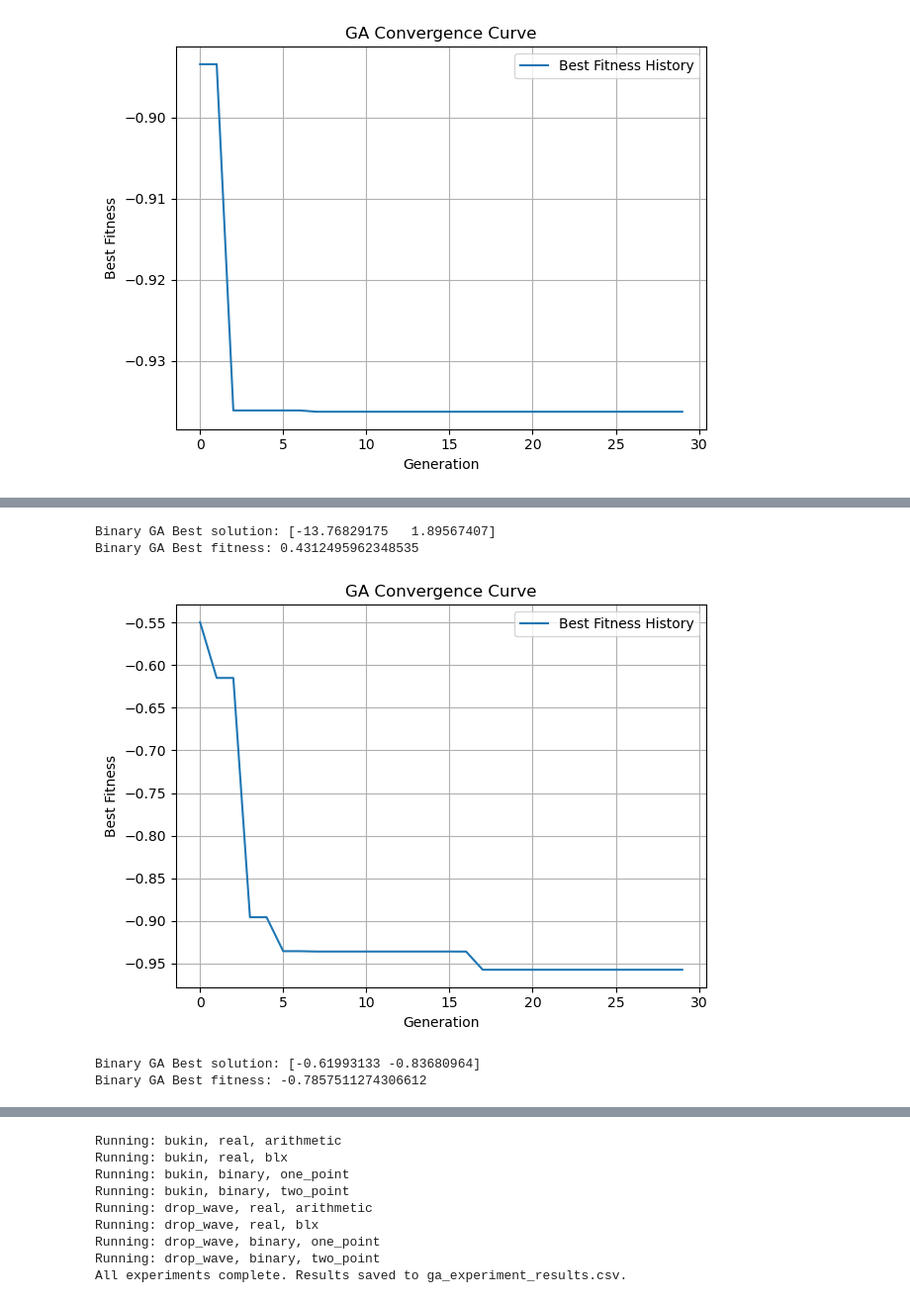
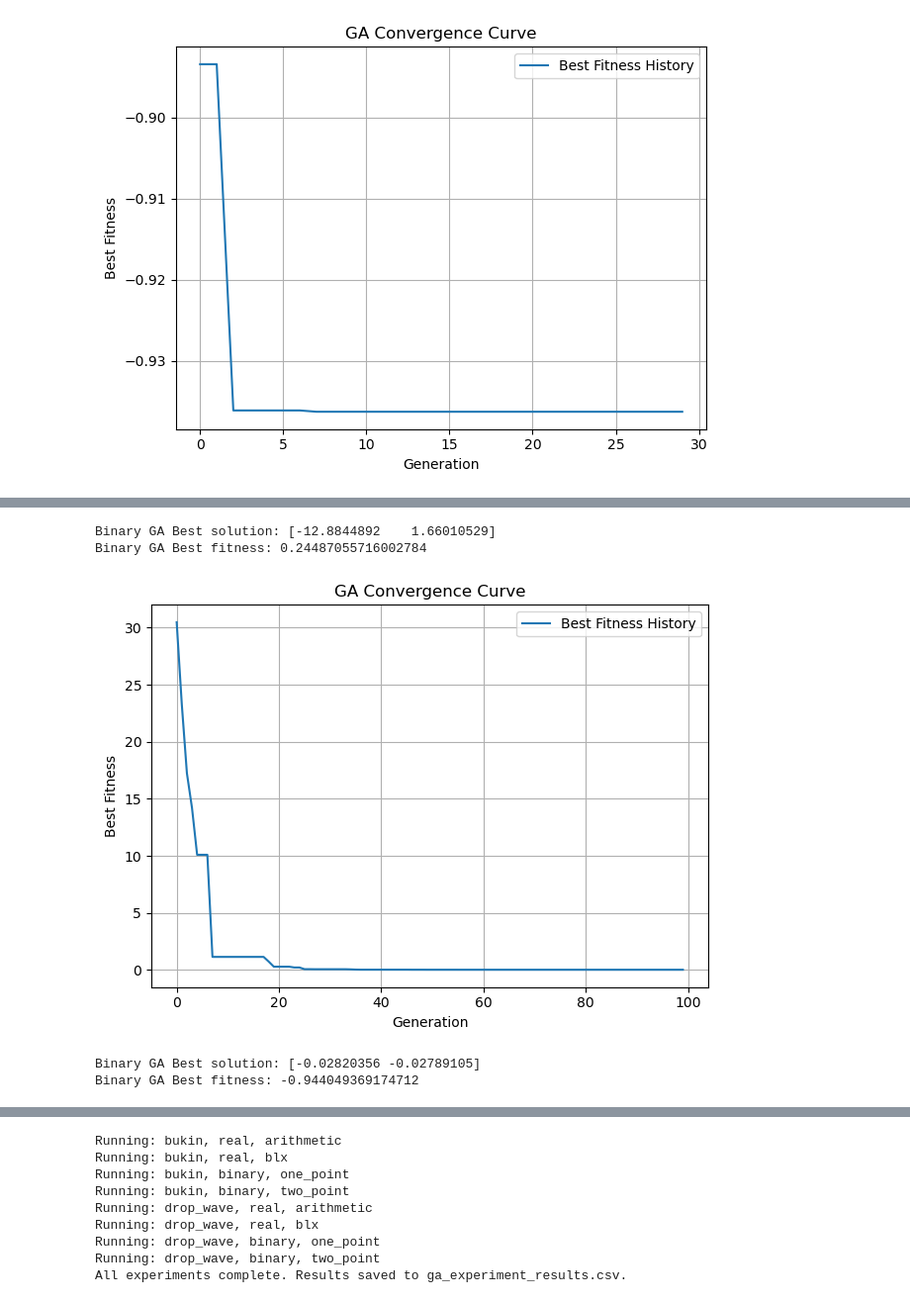
Before and after one commit to Silea-Horia/AI, a Jupyter notebook: Labs/Lab9/mini_project.ipynb, the cells around one changed output, grey strips where cells are left out. Shown: that part at 99% size. Cells and saved outputs as stored; diff of their text form; code cells hidden in the pictures.

```diff
--- a/Labs/Lab9/mini_project.ipynb
+++ b/Labs/Lab9/mini_project.ipynb
@@ -381,40 +384,42 @@ Binary GA Best fitness: 0.20329549860216956
 # %%
 best_sol_bin, best_fit_bin, hist_bin = run_ga_binary(
     fitness_function=bukin6,
     bounds=bounds_bukin,
     crossover_method='one_point',
     mutation_rate=0.01,
-    generations=100
+    generations=30,
+    population_size=100
 )
 
 print("Binary GA Best solution:", best_sol_bin)
 print("Binary GA Best fitness:", best_fit_bin)
 plt.plot(history, label='Best Fitness History')
 plt.title("GA Convergence Curve")
 plt.xlabel("Generation")
 plt.ylabel("Best Fitness")
 plt.grid(True)
 plt.legend()
 plt.tight_layout()
 plt.show()
 # %% [output]
-Binary GA Best solution: [-13.76829175   1.89567407]
-Binary GA Best fitness: 0.4312495962348535
+Binary GA Best solution: [-12.8844892    1.66010529]
+Binary GA Best fitness: 0.24487055716002784
-[figure, old version]
+[figure, new version]
 # %%
 best_sol_bin, best_fit_bin, hist_bin = run_ga_binary(
     fitness_function=drop_wave,
     bounds=bounds_dropwave,
     crossover_method='two_point',
-    mutation_rate=0.01,
-    generations=100
+    mutation_rate=0.1,
+    generations=100,
+    crossover_rate=0.7
 )
 
 print("Binary GA Best solution:", best_sol_bin)
 print("Binary GA Best fitness:", best_fit_bin)
 # %% [output]
-Binary GA Best solution: [-0.61993133 -0.83680964]
-Binary GA Best fitness: -0.7857511274306612
+Binary GA Best solution: [-0.02820356 -0.02789105]
+Binary GA Best fitness: -0.944049369174712
 # %%
 best_sol_bin, best_fit_bin, hist_bin = run_ga_binary(
     fitness_function=drop_wave,
```
Also changed, not shown: parts of 4 cells of this notebook, 2 other files.
